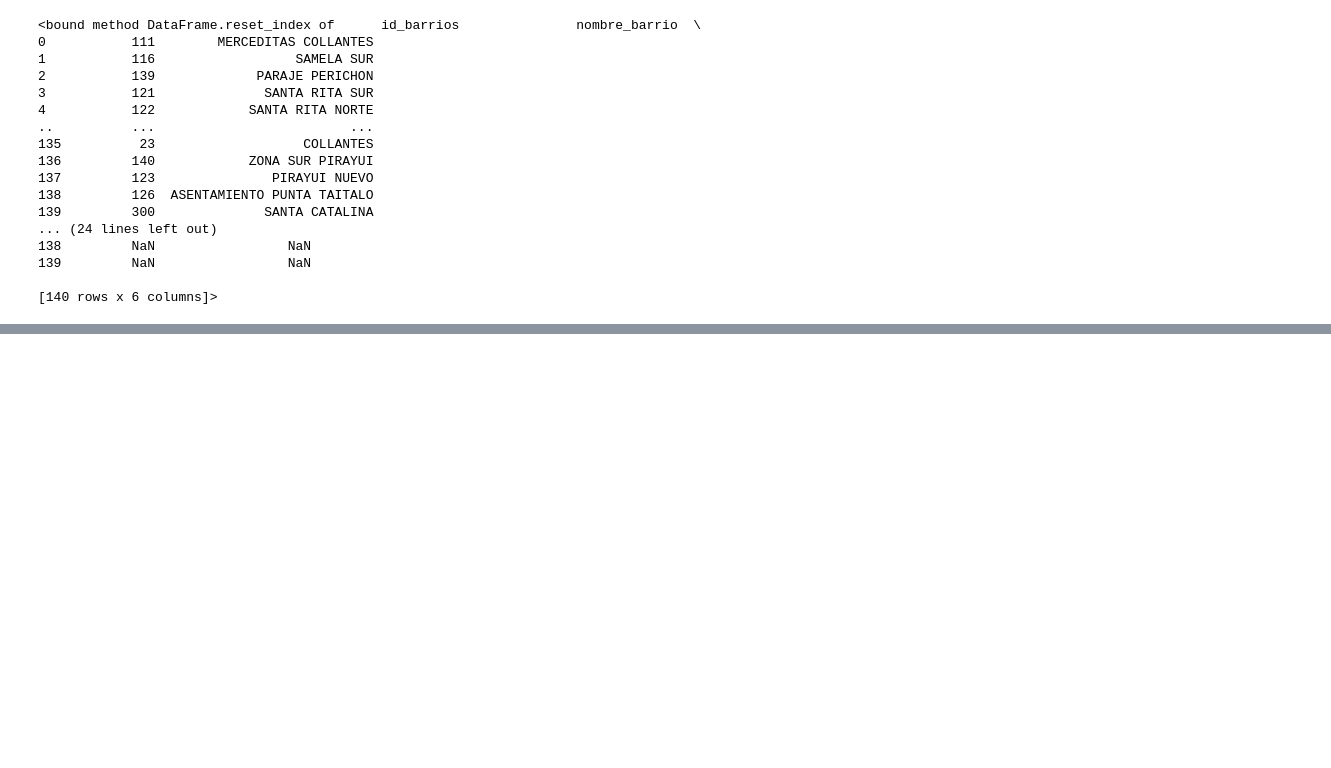
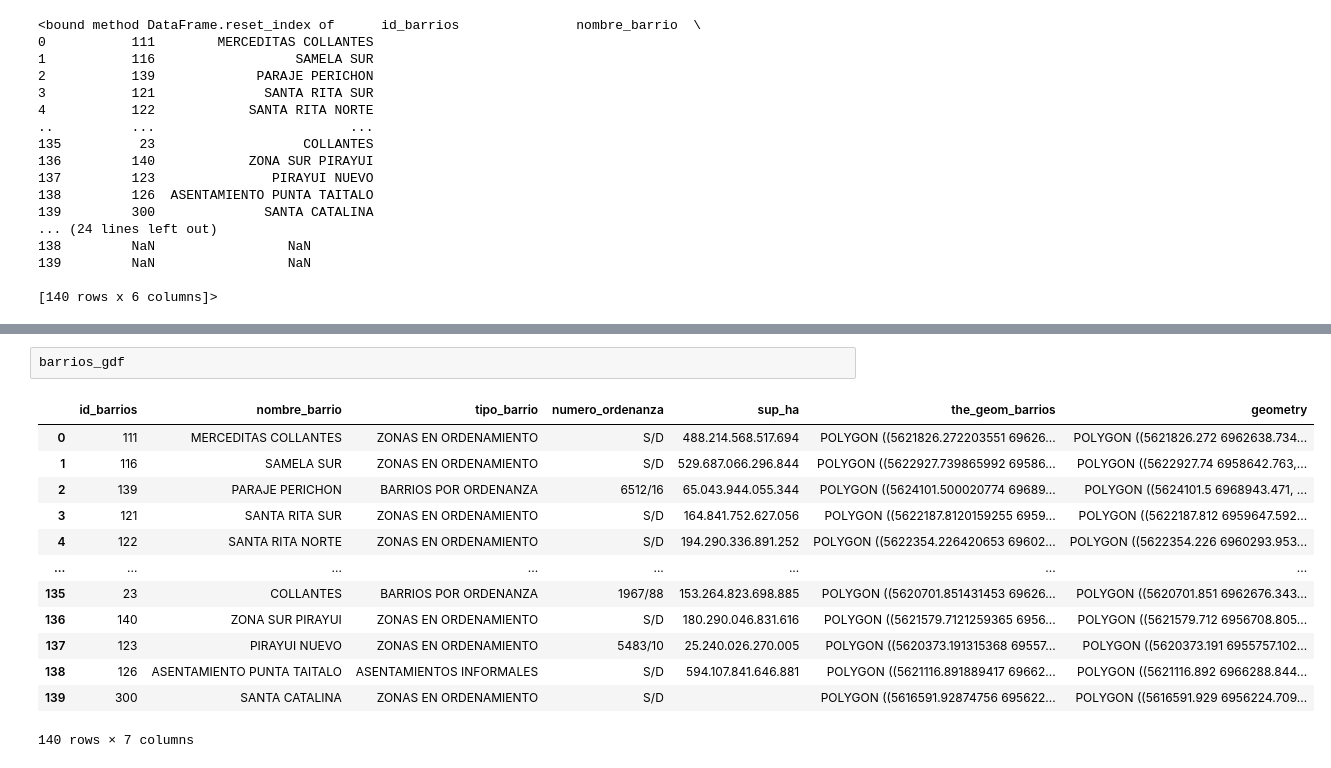
Before and after one commit to JonatanCabrera27/Datathon-2024, a Jupyter notebook: zonasVerdes.ipynb, the cells around one changed output, grey strips where cells are left out. Cells and saved outputs as stored; diff of their text form; blank space fills up the shorter version.

Commit message:
modify ipynb: zonasVerdes

```diff
--- a/zonasVerdes.ipynb
+++ b/zonasVerdes.ipynb
@@ -357,0 +381,16 @@ AttributeError: 'function' object has no attribute 'sample'
+# %%
+barrios_gdf
+# %% [output]
+|  | id_barrios | nombre_barrio | tipo_barrio | numero_ordenanza | sup_ha | the_geom_barrios | geometry |
+| 0 | 111 | MERCEDITAS COLLANTES | ZONAS EN ORDENAMIENTO | S/D | 488.214.568.517.694 | POLYGON ((5621826.272203551 69626... | POLYGON ((5621826.272 6962638.734... |
+| 1 | 116 | SAMELA SUR | ZONAS EN ORDENAMIENTO | S/D | 529.687.066.296.844 | POLYGON ((5622927.739865992 69586... | POLYGON ((5622927.74 6958642.763,... |
+| 2 | 139 | PARAJE PERICHON | BARRIOS POR ORDENANZA | 6512/16 | 65.043.944.055.344 | POLYGON ((5624101.500020774 69689... | POLYGON ((5624101.5 6968943.471, ... |
+| 3 | 121 | SANTA RITA SUR | ZONAS EN ORDENAMIENTO | S/D | 164.841.752.627.056 | POLYGON ((5622187.8120159255 6959... | POLYGON ((5622187.812 6959647.592... |
+| 4 | 122 | SANTA RITA NORTE | ZONAS EN ORDENAMIENTO | S/D | 194.290.336.891.252 | POLYGON ((5622354.226420653 69602... | POLYGON ((5622354.226 6960293.953... |
+| ... | ... | ... | ... | ... | ... | ... | ... |
+| 135 | 23 | COLLANTES | BARRIOS POR ORDENANZA | 1967/88 | 153.264.823.698.885 | POLYGON ((5620701.851431453 69626... | POLYGON ((5620701.851 6962676.343... |
+| 136 | 140 | ZONA SUR PIRAYUI | ZONAS EN ORDENAMIENTO | S/D | 180.290.046.831.616 | POLYGON ((5621579.7121259365 6956... | POLYGON ((5621579.712 6956708.805... |
+| 137 | 123 | PIRAYUI NUEVO | ZONAS EN ORDENAMIENTO | 5483/10 | 25.240.026.270.005 | POLYGON ((5620373.191315368 69557... | POLYGON ((5620373.191 6955757.102... |
+| 138 | 126 | ASENTAMIENTO PUNTA TAITALO | ASENTAMIENTOS INFORMALES | S/D | 594.107.841.646.881 | POLYGON ((5621116.891889417 69662... | POLYGON ((5621116.892 6966288.844... |
+| 139 | 300 | SANTA CATALINA | ZONAS EN ORDENAMIENTO | S/D |  | POLYGON ((5616591.92874756 695622... | POLYGON ((5616591.929 6956224.709... |
+140 rows × 7 columns
```
Also changed, not shown: parts of 23 cells of this notebook, 4 other files.
